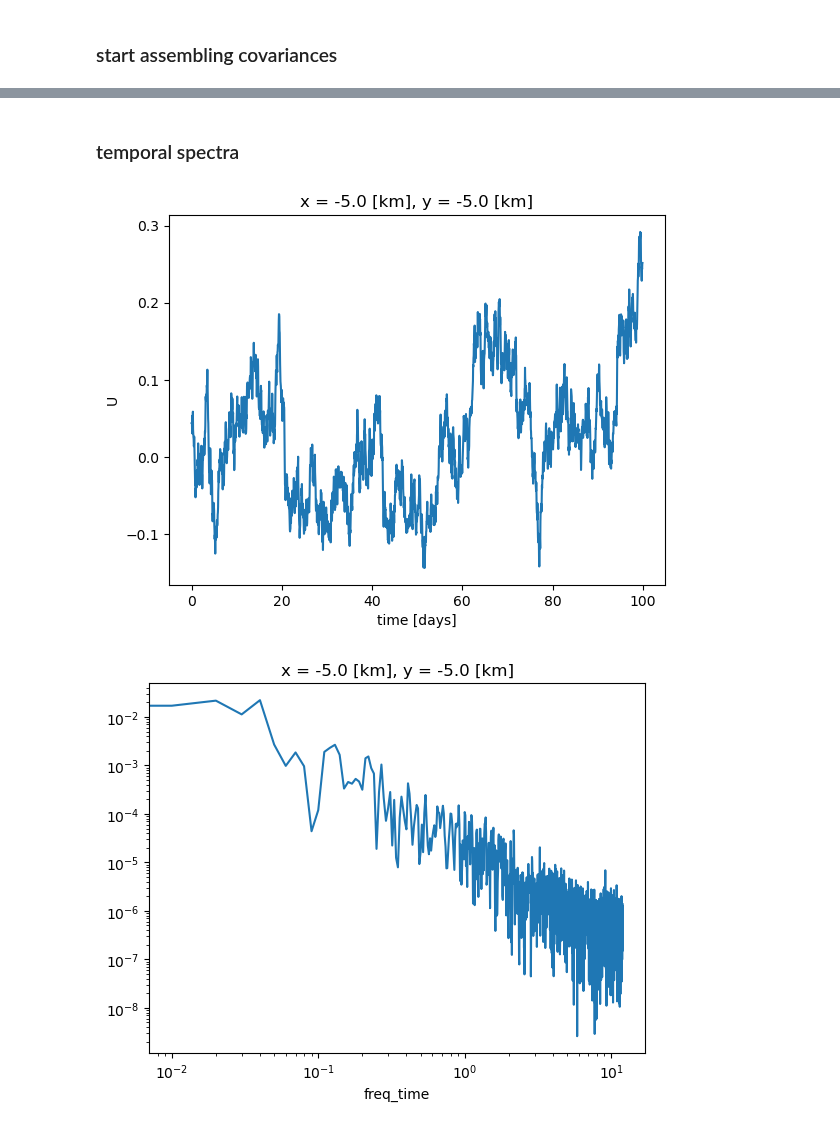
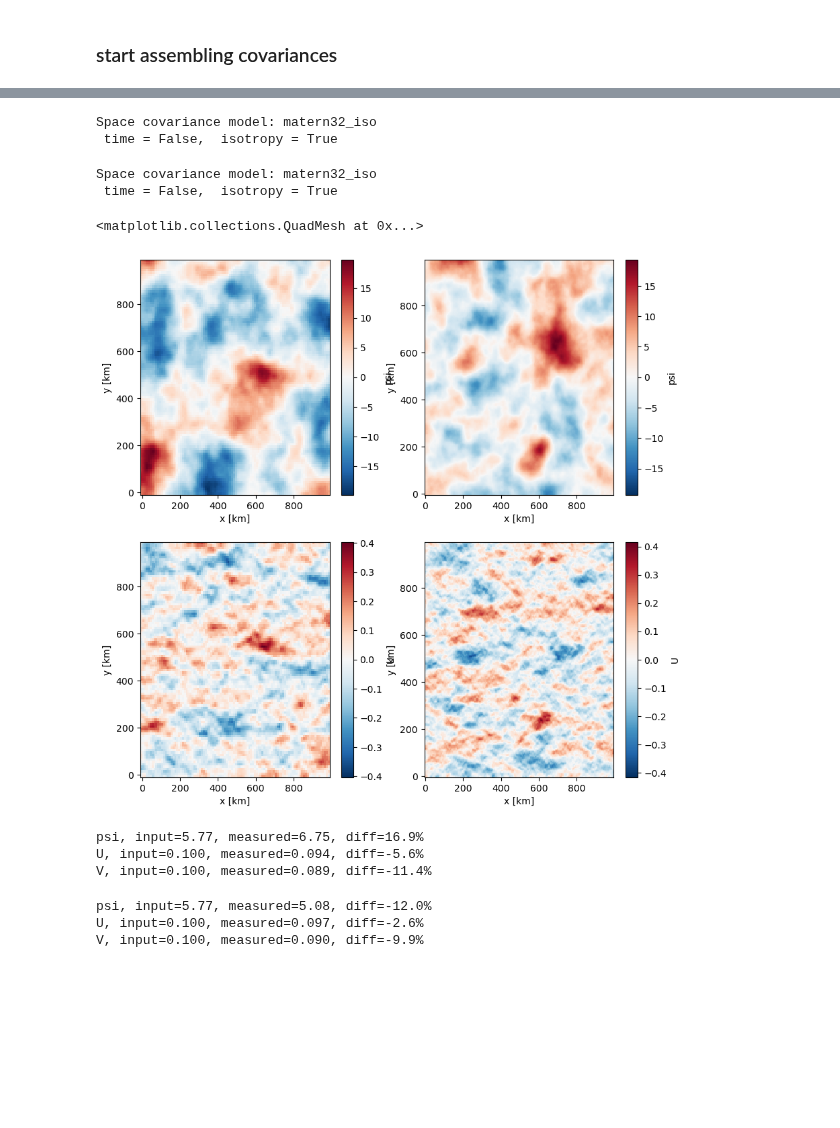
Before and after one commit to ahmaddroobi99/nwa, a Jupyter notebook: stats/flow_resolution_sensitivity.ipynb, the cells around one changed output, grey strips where cells are left out. Cells and saved outputs as stored; diff of their text form; code cells hidden in the pictures; blank space fills up the shorter version.

```diff
--- a/stats/flow_resolution_sensitivity.ipynb
+++ b/stats/flow_resolution_sensitivity.ipynb
@@ -155,2 +122,0 @@ distributed.utils_perf - WARNING - full garbage collections took 15% CPU time re
-# %%
-ds = xr.open_zarr(os.path.join(data_dir, "3D_"+suffix+"_flow.zarr"), decode_times=False)
@@ -243,15 +123,36 @@ Coordinates:
-# %% [markdown]
-### temporal spectra
-# %%
-_ds = ds.isel(x=0, y=0).compute()
-_ds.U.plot()
-
-E = xrft.power_spectrum(_ds["U"], dim=['time'], detrend='linear', window=True)
-
-fig, ax = plt.subplots(1,1)
-E.plot()
-ax.set_xscale("log")
-ax.set_yscale("log")
-# %% [output]
-[figure, removed]
-[figure, removed]
+# %%
+def generate_flow(factor, Nx, Ny, dx, dy, chunks=None, seed=0):
+
+    # rescale grid parameters
+    Nx = Nx//factor
+    Ny = Ny//factor
+    dx = dx*factor  # km
+    dy = dy*factor  # km
+
+    # actually generate covariances
+    C, X, N, isotropy = st.generate_spatial_covariances(Cmodel, Nx, Ny, dx, dy, λx, λy, chunks=chunks)
+
+    # generate flow
+    ds = st.generate_uv(kind, N, C, X, amplitudes, seed=seed)
+
+    return ds.compute()
+# %%
+ds10 = generate_flow(10, Nx, Ny, dx, dy)
+# %% [output]
+Space covariance model: matern32_iso
+ time = False,  isotropy = True
+# %%
+#ds5 = generate_flow(5, Nx, Ny, dx, dy) # not going through
+ds5 = generate_flow(5, Nx, Ny, dx, dy, chunks=(10,-1))
+# %% [output]
+Space covariance model: matern32_iso
+ time = False,  isotropy = True
+# %%
+fig, axes = plt.subplots(2,2,figsize=(10,10))
+ds10["psi"].plot(ax=axes[0,0])
+ds5["psi"].plot(ax=axes[0,1])
+ds10["U"].plot(ax=axes[1,0])
+ds5["U"].plot(ax=axes[1,1])
+# %% [output]
+<matplotlib.collections.QuadMesh at 0x...>
+[figure, added]
@@ -257,0 +176,12 @@ ax.set_yscale("log")
+# %%
+print_std(std10)
+# %% [output]
+psi, input=5.77, measured=6.75, diff=16.9%
+U, input=0.100, measured=0.094, diff=-5.6%
+V, input=0.100, measured=0.089, diff=-11.4%
+# %%
+print_std(std5)
+# %% [output]
+psi, input=5.77, measured=5.08, diff=-12.0%
+U, input=0.100, measured=0.097, diff=-2.6%
+V, input=0.100, measured=0.090, diff=-9.9%
```
Also changed, not shown: parts of 27 cells of this notebook, 7 other files.
